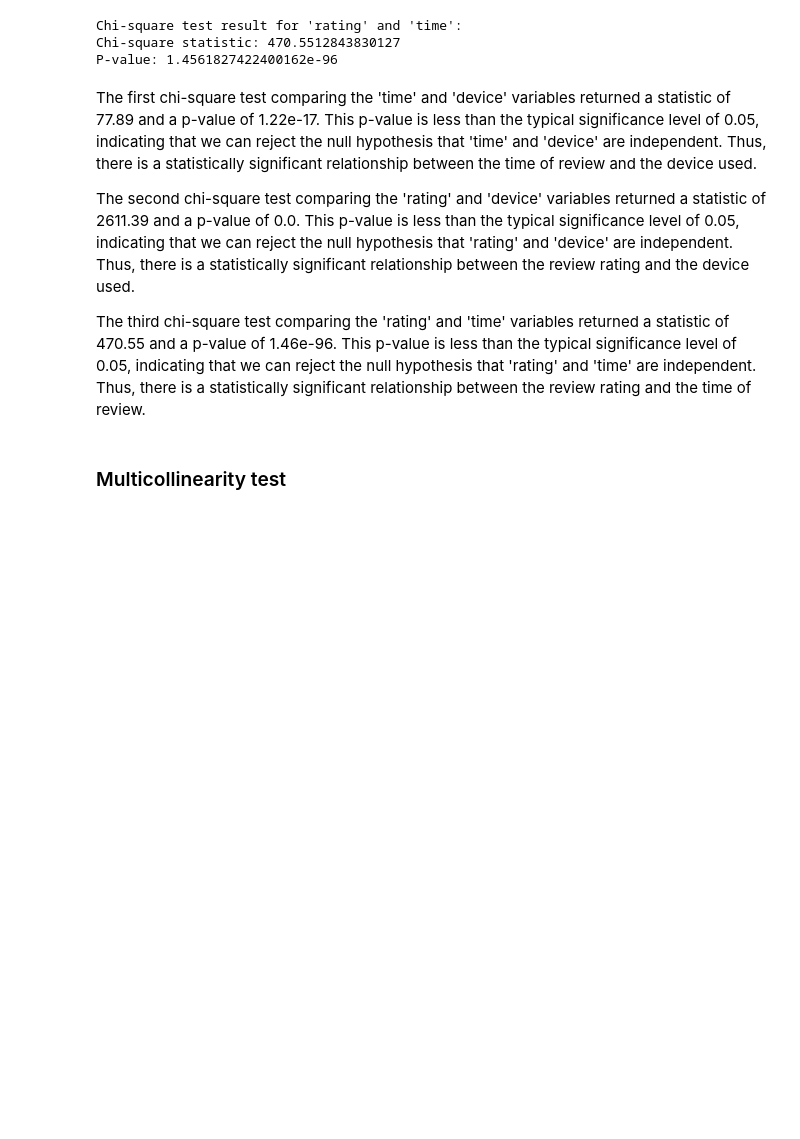
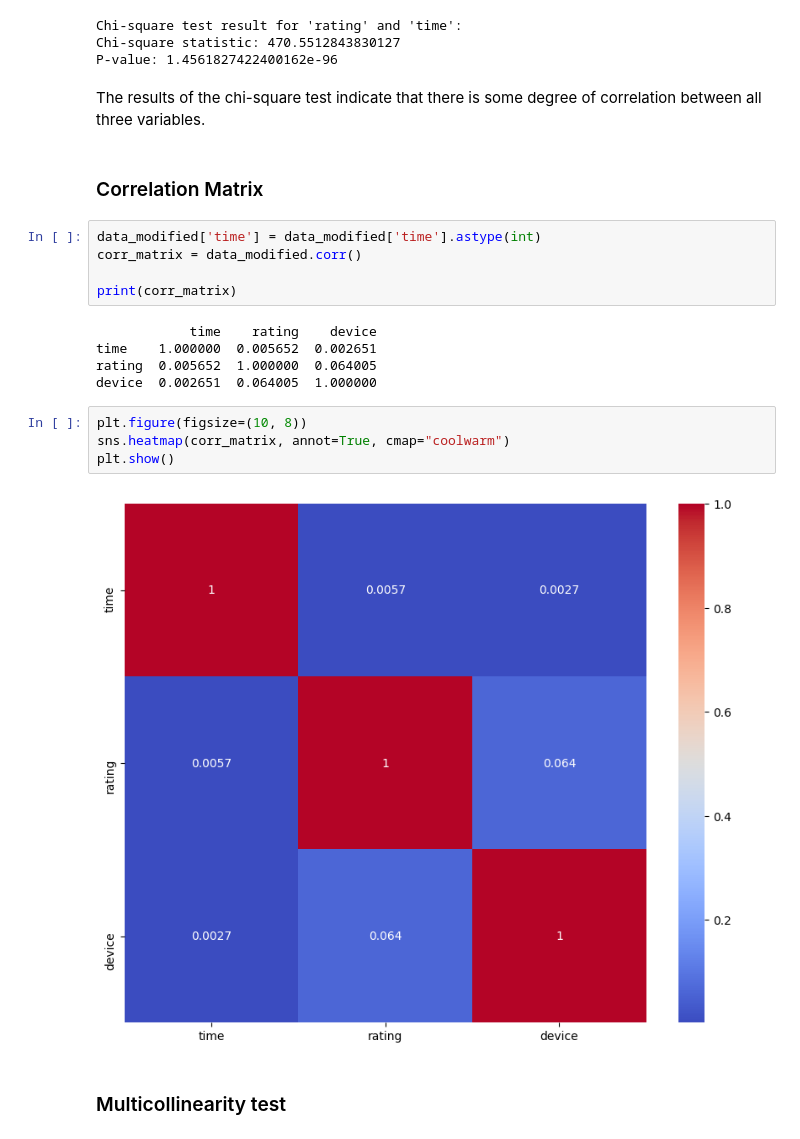
Before and after one commit to SkywingsWang/Masters-Degree-Dissertation, a Jupyter notebook: dissertation.ipynb, the cells around one changed output. Cells and saved outputs as stored; diff of their text form; blank space fills up the shorter version.

```diff
--- a/dissertation.ipynb
+++ b/dissertation.ipynb
@@ -189,12 +190,26 @@ print("P-value:", p_rating_time)
 Chi-square test result for 'rating' and 'time':
 Chi-square statistic: 470.5512843830127
 P-value: 1.4561827422400162e-96
-# %% [markdown]
-The first chi-square test comparing the 'time' and 'device' variables returned a statistic of 77.89 and a p-value of 1.22e-17. This p-value is less than the typical significance level of 0.05, indicating that we can reject the null hypothesis that 'time' and 'device' are independent. Thus, there is a statistically significant relationship between the time of review and the device used.
-
-The second chi-square test comparing the 'rating' and 'device' variables returned a statistic of 2611.39 and a p-value of 0.0. This p-value is less than the typical significance level of 0.05, indicating that we can reject the null hypothesis that 'rating' and 'device' are independent. Thus, there is a statistically significant relationship between the review rating and the device used.
-
-The third chi-square test comparing the 'rating' and 'time' variables returned a statistic of 470.55 and a p-value of 1.46e-96. This p-value is less than the typical significance level of 0.05, indicating that we can reject the null hypothesis that 'rating' and 'time' are independent. Thus, there is a statistically significant relationship between the review rating and the time of review.
+# %% [markdown]
+The results of the chi-square test indicate that there is some degree of correlation between all three variables.
+# %% [markdown]
+### Correlation Matrix
+# %%
+data_modified['time'] = data_modified['time'].astype(int)
+corr_matrix = data_modified.corr()
+
+print(corr_matrix)
+# %% [output]
+            time    rating    device
+time    1.000000  0.005652  0.002651
+rating  0.005652  1.000000  0.064005
+device  0.002651  0.064005  1.000000
+# %%
+plt.figure(figsize=(10, 8))
+sns.heatmap(corr_matrix, annot=True, cmap="coolwarm")
+plt.show()
+# %% [output]
+[figure, added]
 # %% [markdown]
 ### Multicollinearity test
 # %%
```
Also changed, not shown: parts of 18 cells of this notebook.
